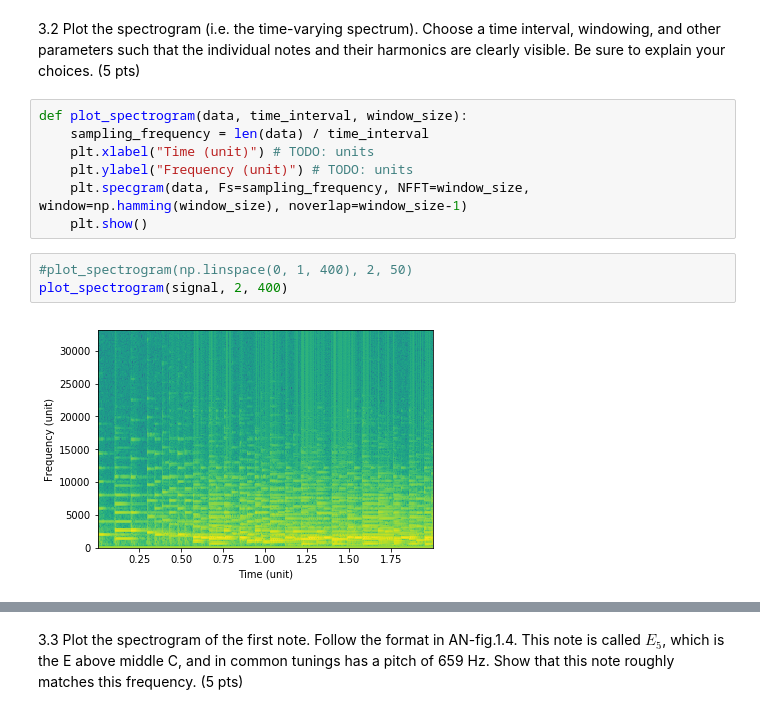
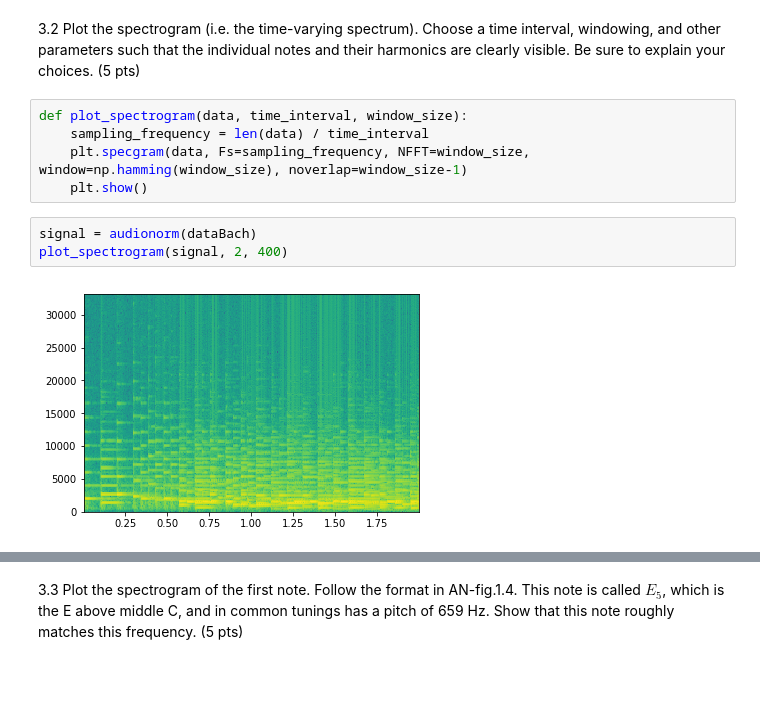
Before and after one commit to brennanmcfarland/computational-perception-class, a Jupyter notebook: CP-A1-bfm21.ipynb, the cells around one changed output, grey strips where cells are left out. Drawn from its saved outputs; the diff is of its cells as text; blank space fills up the shorter version.

```diff
--- a/CP-A1-bfm21.ipynb
+++ b/CP-A1-bfm21.ipynb
@@ -233,12 +239,10 @@ plt.show()
 # %%
 def plot_spectrogram(data, time_interval, window_size):
     sampling_frequency = len(data) / time_interval
-    plt.xlabel("Time (unit)") # TODO: units
-    plt.ylabel("Frequency (unit)") # TODO: units
     plt.specgram(data, Fs=sampling_frequency, NFFT=window_size, window=np.hamming(window_size), noverlap=window_size-1)
     plt.show()
-# %%
-#plot_spectrogram(np.linspace(0, 1, 400), 2, 50)
-plot_spectrogram(signal, 2, 400)
-# %% [output]
-[figure, removed]
+# %%
+signal = audionorm(dataBach)
+plot_spectrogram(signal, 2, 400)
+# %% [output]
+[figure, added]
```
Also changed, not shown: parts of 9 cells of this notebook.
